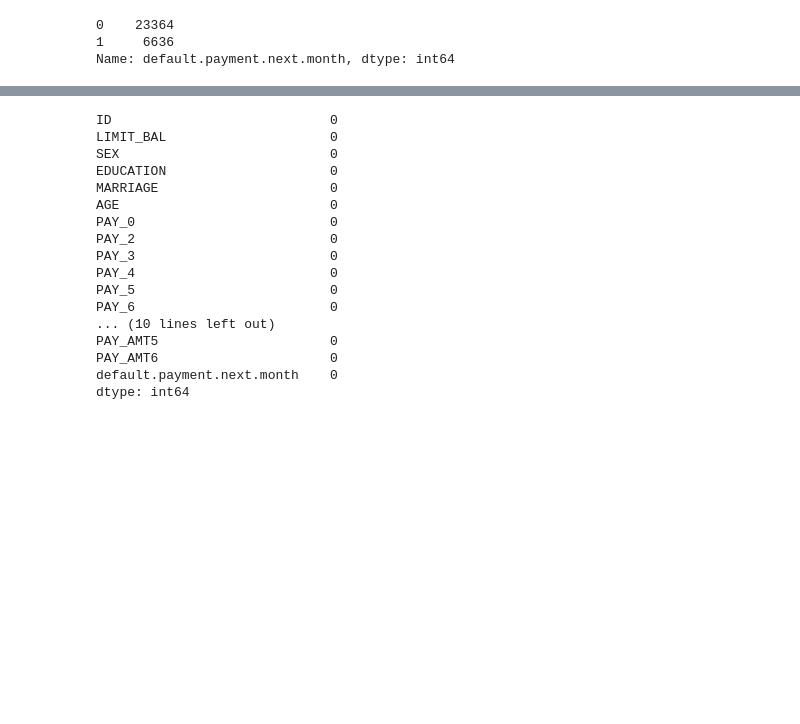
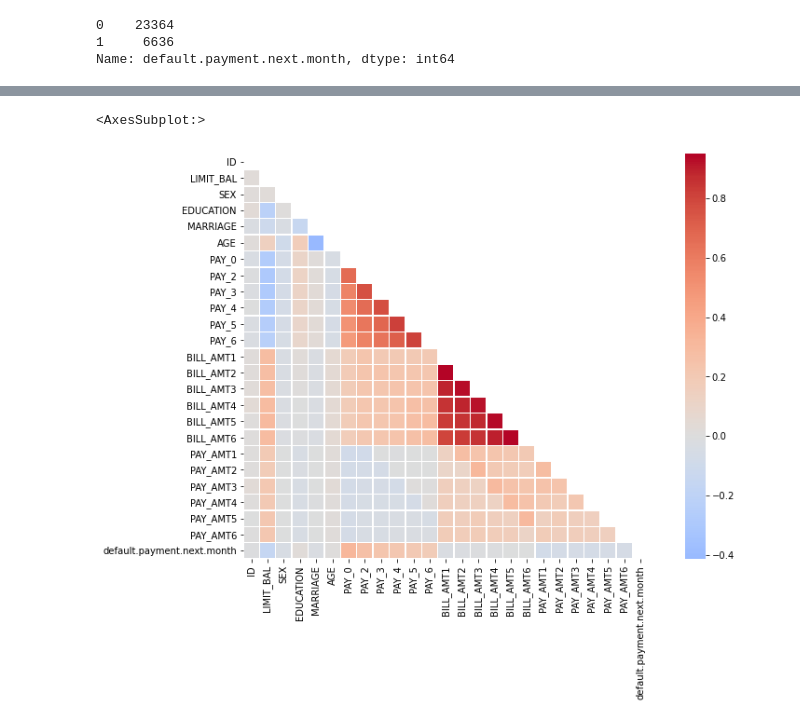
Before and after one commit to Syed-Azeemuddin/Credit_Card_Default_Prediction, a Jupyter notebook: cc_default.ipynb, the cells around one changed output, grey strips where cells are left out. Cells and saved outputs as stored; diff of their text form; code cells hidden in the pictures; blank space fills up the shorter version.

```diff
--- a/cc_default.ipynb
+++ b/cc_default.ipynb
@@ -112,20 +109,17 @@ sns.histplot(data=df, x='AGE',hue='default.payment.next.month')
-# %%
-df.isnull().sum()
-# %% [output]
-ID                            0
-LIMIT_BAL                     0
-SEX                           0
-EDUCATION                     0
-MARRIAGE                      0
-AGE                           0
-PAY_0                         0
-PAY_2                         0
-PAY_3                         0
-PAY_4                         0
-PAY_5                         0
-PAY_6                         0
-... (10 lines left out)
-PAY_AMT5                      0
-PAY_AMT6                      0
-default.payment.next.month    0
-dtype: int64
+# %%
+matrix = df.corr()
+mask = np.zeros_like(matrix)
+mask[np.triu_indices_from(mask)]=True
+# %%
+plt.figure(figsize=(14,8))
+sns.heatmap(matrix,
+           center=0,
+           fmt='.3f',
+           square=True,
+           annot=False,
+           linewidths=.3,
+           mask=mask,
+           cmap='coolwarm')
+# %% [output]
+<AxesSubplot:>
+[figure, added]
```
Also changed, not shown: parts of 19 cells of this notebook, 21 other files.
